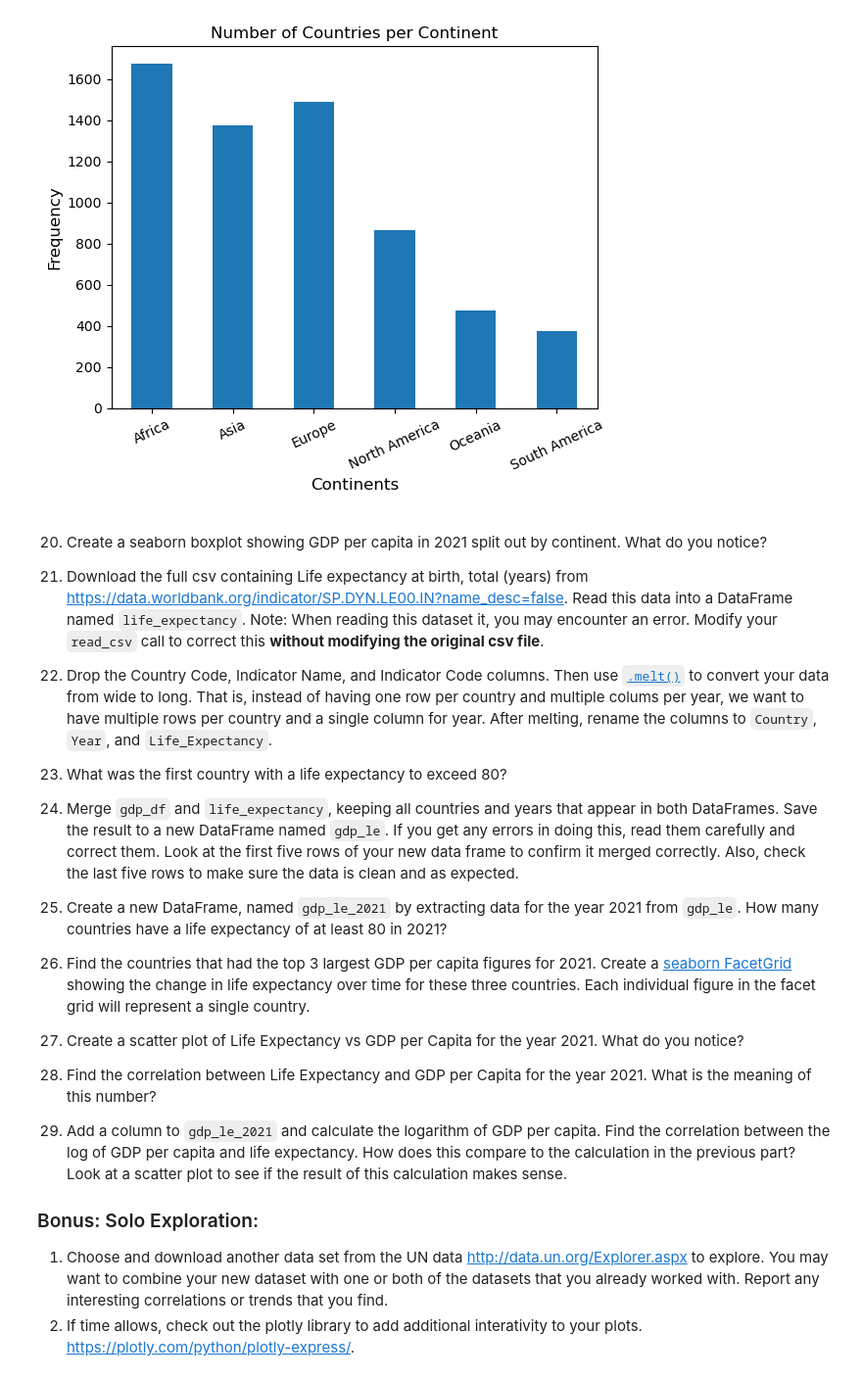
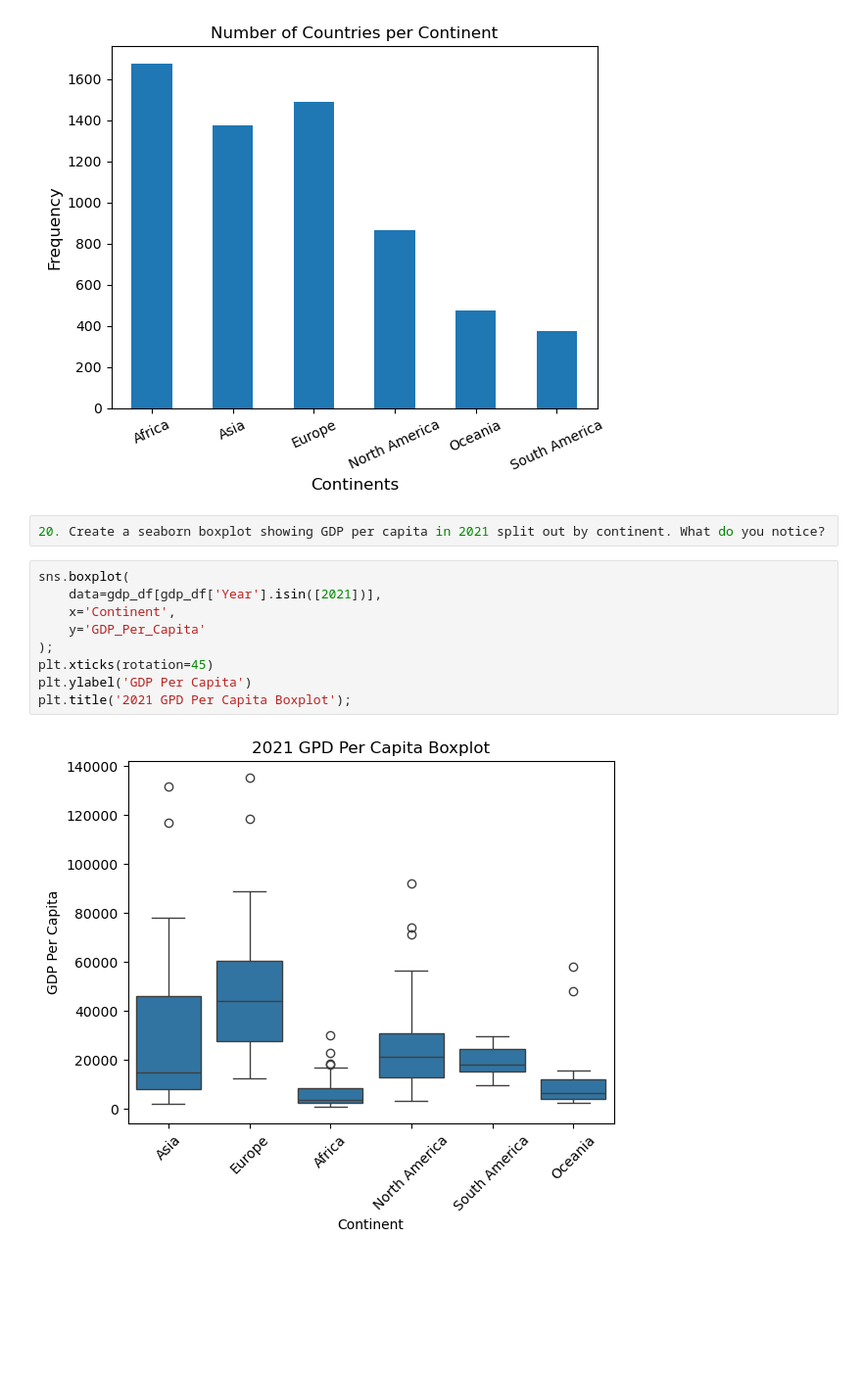
Before and after one commit to nss-data-science-cohort-9/un-exploration-Grantalan, a Jupyter notebook: notebooks/UN_Data_Exploration.ipynb, the cells around one changed output. Shown at 98% size. Saved outputs shown, nothing was run; the diff lists cells and outputs as text; blank space fills up the shorter version.

```diff
--- a/notebooks/UN_Data_Exploration.ipynb
+++ b/notebooks/UN_Data_Exploration.ipynb
@@ -356,27 +373,16 @@ plt.xlabel('Continents', fontsize=12)
 plt.ylabel('Frequency', fontsize=12);
 # %% [output]
 [figure]
-# %% [markdown]
-20. Create a seaborn boxplot showing GDP per capita in 2021 split out by continent. What do you notice?
-
-21. Download the full csv containing Life expectancy at birth, total (years) from [https://data.worldbank.org/indicator/SP.DYN.LE00.IN?name_desc=false](https://data.worldbank.org/indicator/SP.DYN.LE00.IN?name_desc=false). Read this data into a DataFrame named `life_expectancy`. Note: When reading this dataset it, you may encounter an error. Modify your `read_csv` call to correct this **without modifying the original csv file**.
-
-22. Drop the Country Code, Indicator Name, and Indicator Code columns. Then use [`.melt()`](https://pandas.pydata.org/docs/reference/api/pandas.melt.html) to convert your data from wide to long. That is, instead of having one row per country and multiple colums per year, we want to have multiple rows per country and a single column for year. After melting, rename the columns to `Country`, `Year`, and `Life_Expectancy`.
-
-23. What was the first country with a life expectancy to exceed 80?
-
-24. Merge `gdp_df` and `life_expectancy`, keeping all countries and years that appear in both DataFrames. Save the result to a new DataFrame named `gdp_le`. If you get any errors in doing this, read them carefully and correct them. Look at the first five rows of your new data frame to confirm it merged correctly. Also, check the last five rows to make sure the data is clean and as expected.
-
-25. Create a new DataFrame, named `gdp_le_2021` by extracting data for the year 2021 from `gdp_le`. How many countries have a life expectancy of at least 80 in 2021?
-
-26. Find the countries that had the top 3 largest GDP per capita figures for 2021. Create a [seaborn FacetGrid](https://seaborn.pydata.org/generated/seaborn.FacetGrid.html) showing the change in life expectancy over time for these three countries. Each individual figure in the facet grid will represent a single country.
-
-27. Create a scatter plot of Life Expectancy vs GDP per Capita for the year 2021. What do you notice?
-
-28. Find the correlation between Life Expectancy and GDP per Capita for the year 2021. What is the meaning of this number?
-
-29. Add a column to `gdp_le_2021` and calculate the logarithm of GDP per capita. Find the correlation between the log of GDP per capita and life expectancy. How does this compare to the calculation in the previous part? Look at a scatter plot to see if the result of this calculation makes sense.
-
-### Bonus: Solo Exploration:
-1. Choose and download another data set from the UN data [http://data.un.org/Explorer.aspx](http://data.un.org/Explorer.aspx) to explore. You may want to combine your new dataset with one or both of the datasets that you already worked with. Report any interesting correlations or trends that you find.
-2.    If time allows, check out the plotly library to add additional interativity to your plots. [https://plotly.com/python/plotly-express/](https://plotly.com/python/plotly-express/).
+# %%
+20. Create a seaborn boxplot showing GDP per capita in 2021 split out by continent. What do you notice?
+# %%
+sns.boxplot(
+    data=gdp_df[gdp_df['Year'].isin([2021])],
+    x='Continent',
+    y='GDP_Per_Capita'
+);
+plt.xticks(rotation=45)
+plt.ylabel('GDP Per Capita')
+plt.title('2021 GPD Per Capita Boxplot');
+# %% [output]
+[figure, added]
```
Also changed, not shown: parts of 15 cells of this notebook.
